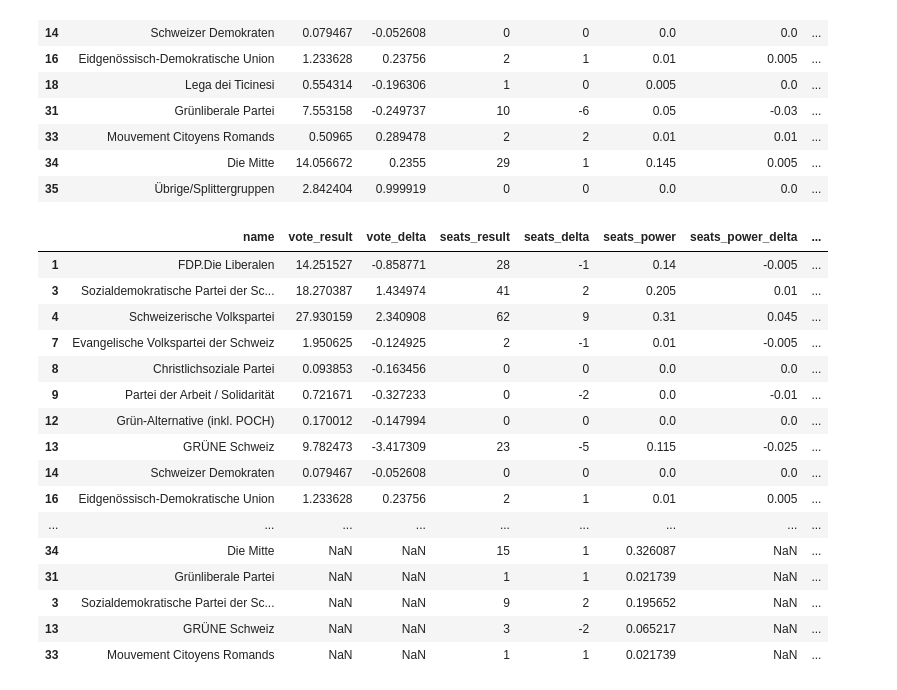
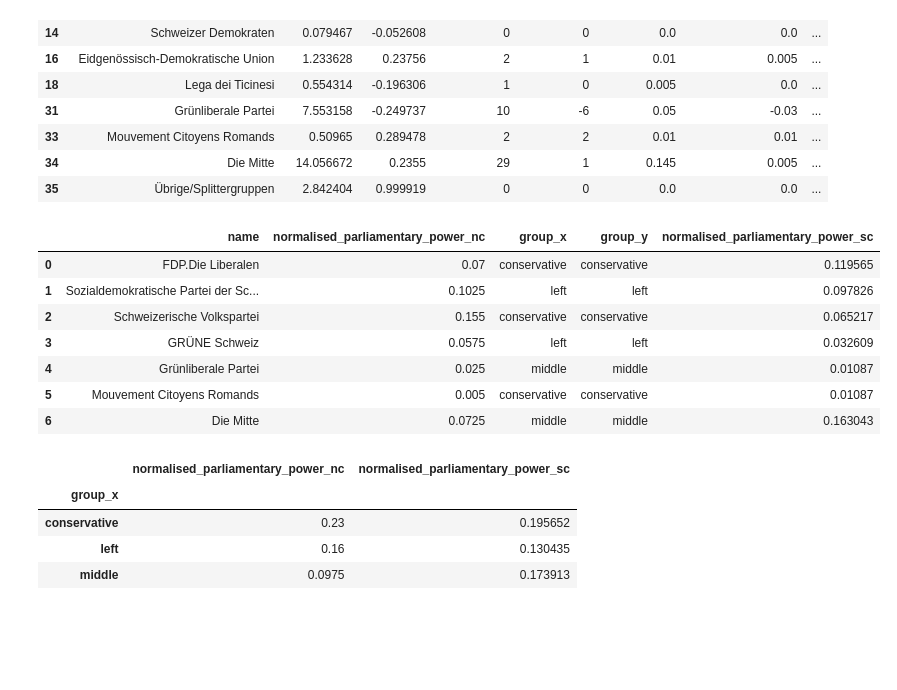
Before and after one commit to SilvanHSLU/swiss-elections, a Jupyter notebook: states_council.ipynb, the cells around one changed output. Saved outputs shown, nothing was run; the diff lists cells and outputs as text; code cells hidden in the pictures; blank space fills up the shorter version.

```diff
--- a/states_council.ipynb
+++ b/states_council.ipynb
@@ -54,23 +55,24 @@ df_nc
 | 34 | Die Mitte | 14.056672 | 0.2355 | 29 | 1 | 0.145 | 0.005 | ... |
 | 35 | Übrige/Splittergruppen | 2.842404 | 0.999919 | 0 | 0 | 0.0 | 0.0 | ... |
 # %%
-df_total = pd.concat([df_nc, df])
-df_total
+grouped_results = df_nc[['name', 'normalised_parliamentary_power_nc', 'group']]
+grouped_results = grouped_results.merge(df[['name', 'group', 'normalised_parliamentary_power_sc']], on='name')
+grouped_results
 # %% [output]
-|  | name | vote_result | vote_delta | seats_result | seats_delta | seats_power | seats_power_delta | ... |
-| 1 | FDP.Die Liberalen | 14.251527 | -0.858771 | 28 | -1 | 0.14 | -0.005 | ... |
-| 3 | Sozialdemokratische Partei der Sc... | 18.270387 | 1.434974 | 41 | 2 | 0.205 | 0.01 | ... |
-| 4 | Schweizerische Volkspartei | 27.930159 | 2.340908 | 62 | 9 | 0.31 | 0.045 | ... |
-| 7 | Evangelische Volkspartei der Schweiz | 1.950625 | -0.124925 | 2 | -1 | 0.01 | -0.005 | ... |
-| 8 | Christlichsoziale Partei | 0.093853 | -0.163456 | 0 | 0 | 0.0 | 0.0 | ... |
-| 9 | Partei der Arbeit / Solidarität | 0.721671 | -0.327233 | 0 | -2 | 0.0 | -0.01 | ... |
-| 12 | Grün-Alternative (inkl. POCH) | 0.170012 | -0.147994 | 0 | 0 | 0.0 | 0.0 | ... |
-| 13 | GRÜNE Schweiz | 9.782473 | -3.417309 | 23 | -5 | 0.115 | -0.025 | ... |
-| 14 | Schweizer Demokraten | 0.079467 | -0.052608 | 0 | 0 | 0.0 | 0.0 | ... |
-| 16 | Eidgenössisch-Demokratische Union | 1.233628 | 0.23756 | 2 | 1 | 0.01 | 0.005 | ... |
-| ... | ... | ... | ... | ... | ... | ... | ... | ... |
-| 34 | Die Mitte | NaN | NaN | 15 | 1 | 0.326087 | NaN | ... |
-| 31 | Grünliberale Partei | NaN | NaN | 1 | 1 | 0.021739 | NaN | ... |
-| 3 | Sozialdemokratische Partei der Sc... | NaN | NaN | 9 | 2 | 0.195652 | NaN | ... |
-| 13 | GRÜNE Schweiz | NaN | NaN | 3 | -2 | 0.065217 | NaN | ... |
-| 33 | Mouvement Citoyens Romands | NaN | NaN | 1 | 1 | 0.021739 | NaN | ... |
+|  | name | normalised_parliamentary_power_nc | group_x | group_y | normalised_parliamentary_power_sc |
+| 0 | FDP.Die Liberalen | 0.07 | conservative | conservative | 0.119565 |
+| 1 | Sozialdemokratische Partei der Sc... | 0.1025 | left | left | 0.097826 |
+| 2 | Schweizerische Volkspartei | 0.155 | conservative | conservative | 0.065217 |
+| 3 | GRÜNE Schweiz | 0.0575 | left | left | 0.032609 |
+| 4 | Grünliberale Partei | 0.025 | middle | middle | 0.01087 |
+| 5 | Mouvement Citoyens Romands | 0.005 | conservative | conservative | 0.01087 |
+| 6 | Die Mitte | 0.0725 | middle | middle | 0.163043 |
+# %%
+chart_data = grouped_results.groupby('group_x').sum()[['normalised_parliamentary_power_nc', 'normalised_parliamentary_power_sc']]
+chart_data
+# %% [output]
+|  | normalised_parliamentary_power_nc | normalised_parliamentary_power_sc |
+| group_x |  |  |
+| conservative | 0.23 | 0.195652 |
+| left | 0.16 | 0.130435 |
+| middle | 0.0975 | 0.173913 |
```
Also changed, not shown: parts of 8 cells of this notebook, 5 other files.
